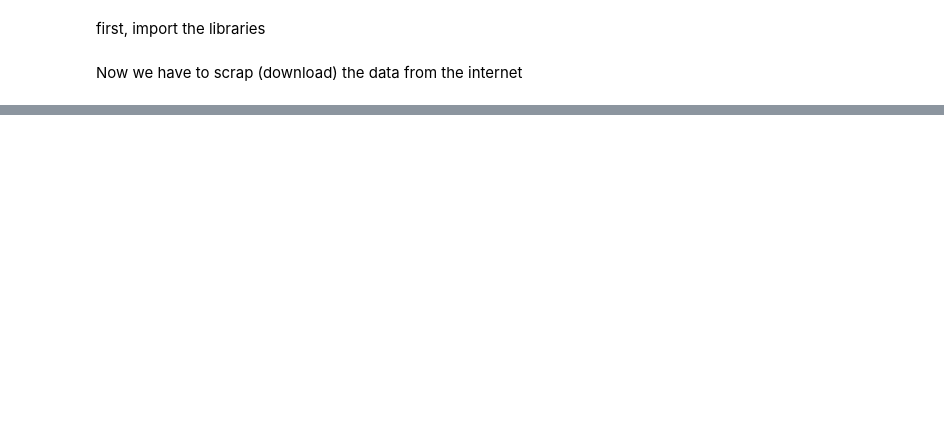
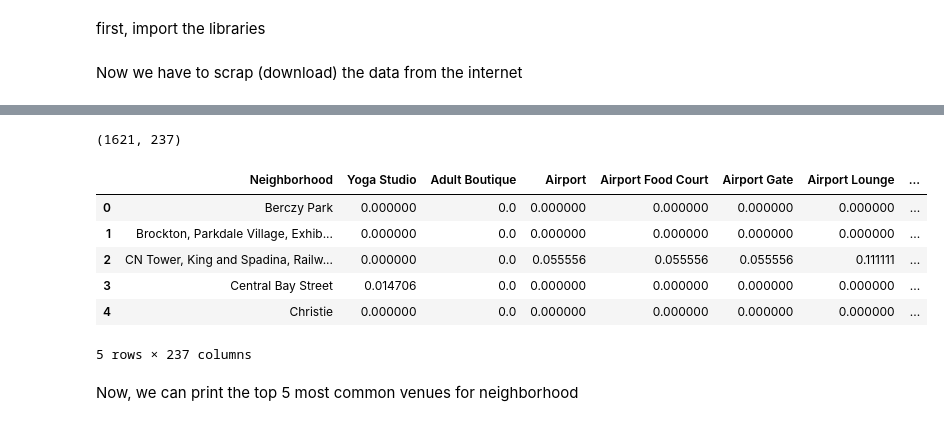
Before and after one commit to fedefrig/Coursera_Capstone, a Jupyter notebook: Segmenting and Clustering Neighborhoods in Toronto.ipynb, the cells around one changed output, grey strips where cells are left out. Drawn from its saved outputs; the diff is of its cells as text; code cells hidden in the pictures; blank space fills up the shorter version.

Commit message:
Published from Watson Studio.

```diff
--- a/Segmenting and Clustering Neighborhoods in Toronto.ipynb
+++ b/Segmenting and Clustering Neighborhoods in Toronto.ipynb
@@ -139,0 +388,12 @@ Because Data_2 has 103 rows while df has 205 rows, when merging the two there wi
+# %%
+# one hot encoding
+toronto_onehot = pd.get_dummies(all_venues[['Venue Category']], prefix="", prefix_sep="")
+
+# add neighborhood column back to dataframe
+toronto_onehot['Neighborhood'] = all_venues['Neighborhood']
+
+# move neighborhood column to the first column
+fixed_columns = [toronto_onehot.columns[-1]] + list(toronto_onehot.columns[:-1])
+toronto_onehot = toronto_onehot[fixed_columns]
+
+toronto_onehot.head()
@@ -139,0 +408,4 @@ Because Data_2 has 103 rows while df has 205 rows, when merging the two there wi
+# %%
+toronto_onehot.shape
+# %% [output]
+(1621, 237)
@@ -139,0 +414,13 @@ Because Data_2 has 103 rows while df has 205 rows, when merging the two there wi
+# %%
+toronto_grouped = toronto_onehot.groupby('Neighborhood').mean().reset_index()
+toronto_grouped.head()
+# %% [output]
+|  | Neighborhood | Yoga Studio | Adult Boutique | Airport | Airport Food Court | Airport Gate | Airport Lounge | ... |
+| 0 | Berczy Park | 0.000000 | 0.0 | 0.000000 | 0.000000 | 0.000000 | 0.000000 | ... |
+| 1 | Brockton, Parkdale Village, Exhib... | 0.000000 | 0.0 | 0.000000 | 0.000000 | 0.000000 | 0.000000 | ... |
+| 2 | CN Tower, King and Spadina, Railw... | 0.000000 | 0.0 | 0.055556 | 0.055556 | 0.055556 | 0.111111 | ... |
+| 3 | Central Bay Street | 0.014706 | 0.0 | 0.000000 | 0.000000 | 0.000000 | 0.000000 | ... |
+| 4 | Christie | 0.000000 | 0.0 | 0.000000 | 0.000000 | 0.000000 | 0.000000 | ... |
+5 rows × 237 columns
+# %% [markdown]
+Now, we can print the top 5 most common venues for neighborhood
```
Also changed, not shown: parts of 82 cells of this notebook.
